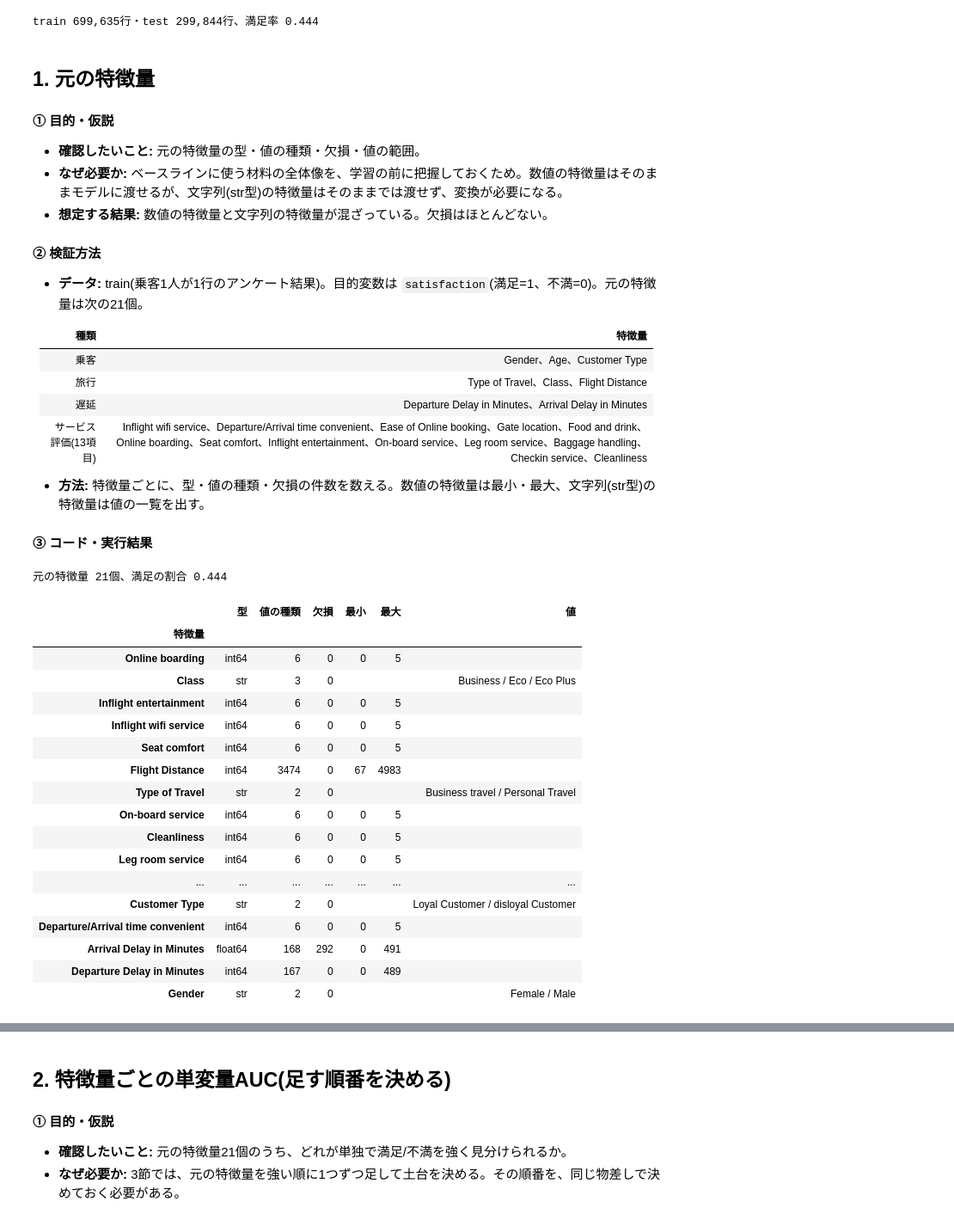
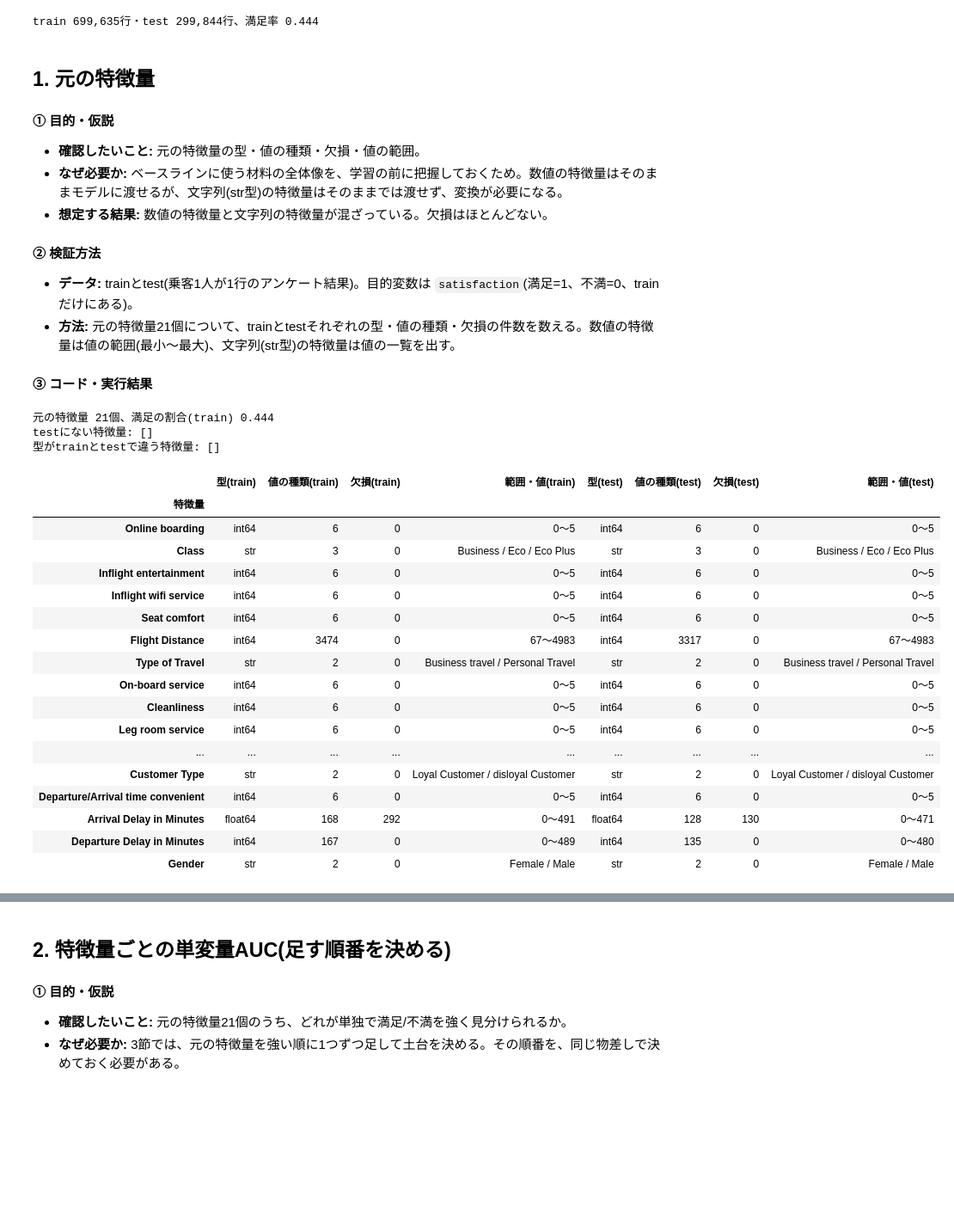
Before and after one commit to aramaki5443-art/kaggle-s6e10-airline-satisfaction, a Jupyter notebook: notebooks/00_baseline.ipynb, the cells around one changed output, grey strips where cells are left out. Shown at 86% size. Drawn from its saved outputs; the diff is of its cells as text; code cells hidden in the pictures; blank space fills up the shorter version.

```diff
--- a/notebooks/00_baseline.ipynb
+++ b/notebooks/00_baseline.ipynb
@@ -38,49 +38,50 @@ train 699,635行・test 299,844行、満足率 0.444
 - **想定する結果:** 数値の特徴量と文字列の特徴量が混ざっている。欠損はほとんどない。
 
 #### ② 検証方法
-- **データ:** train(乗客1人が1行のアンケート結果)。目的変数は `satisfaction`(満足=1、不満=0)。元の特徴量は次の21個。
-
-| 種類 | 特徴量 |
-|---|---|
-| 乗客 | Gender、Age、Customer Type |
-| 旅行 | Type of Travel、Class、Flight Distance |
-| 遅延 | Departure Delay in Minutes、Arrival Delay in Minutes |
-| サービス評価(13項目) | Inflight wifi service、Departure/Arrival time convenient、Ease of Online booking、Gate location、Food and drink、Online boarding、Seat comfort、Inflight entertainment、On-board service、Leg room service、Baggage handling、Checkin service、Cleanliness |
-
-- **方法:** 特徴量ごとに、型・値の種類・欠損の件数を数える。数値の特徴量は最小・最大、文字列(str型)の特徴量は値の一覧を出す。
+- **データ:** trainとtest(乗客1人が1行のアンケート結果)。目的変数は `satisfaction`(満足=1、不満=0、trainだけにある)。
+- **方法:** 元の特徴量21個について、trainとtestそれぞれの型・値の種類・欠損の件数を数える。数値の特徴量は値の範囲(最小〜最大)、文字列(str型)の特徴量は値の一覧を出す。
 
 #### ③ コード・実行結果
 # %%
 original_features = features.ORIGINAL_FEATURES_BY_UNIVARIATE_AUC
 rows = []
 for name in original_features:
-    x = train[name]
-    numeric = pd.api.types.is_numeric_dtype(x)
-    rows.append({"特徴量": name, "型": str(x.dtype), "値の種類": x.nunique(), "欠損": int(x.isna().sum()),
-                 "最小": f"{x.min():g}" if numeric else "", "最大": f"{x.max():g}" if numeric else "",
-                 "値": "" if numeric else " / ".join(sorted(x.dropna().unique()))})
-print(f"元の特徴量 {len(original_features)}個、満足の割合 {y.mean():.3f}")
-pd.DataFrame(rows).set_index("特徴量")
+    row = {"特徴量": name}
+    for part, df in (("train", train), ("test", test)):
+        x = df[name]
+        numeric = pd.api.types.is_numeric_dtype(x)
+        row[f"型({part})"] = str(x.dtype)
+        row[f"値の種類({part})"] = x.nunique()
+        row[f"欠損({part})"] = int(x.isna().sum())
+        row[f"範囲・値({part})"] = f"{x.min():g}〜{x.max():g}" if numeric else " / ".join(sorted(x.dropna().unique()))
+    rows.append(row)
+summary = pd.DataFrame(rows).set_index("特徴量")
+print(f"元の特徴量 {len(original_features)}個、満足の割合(train) {y.mean():.3f}")
+print("testにない特徴量:", [name for name in original_features if name not in test.columns])
+print("型がtrainとtestで違う特徴量:", list(summary.index[summary["型(train)"] != summary["型(test)"]]))
+summary
 # %% [output]
-元の特徴量 21個、満足の割合 0.444
+元の特徴量 21個、満足の割合(train) 0.444
+testにない特徴量: []
+型がtrainとtestで違う特徴量: []
-|  | 型 | 値の種類 | 欠損 | 最小 | 最大 | 値 |
-| 特徴量 |  |  |  |  |  |  |
-| Online boarding | int64 | 6 | 0 | 0 | 5 |  |
-| Class | str | 3 | 0 |  |  | Business / Eco / Eco Plus |
-| Inflight entertainment | int64 | 6 | 0 | 0 | 5 |  |
-| Inflight wifi service | int64 | 6 | 0 | 0 | 5 |  |
-| Seat comfort | int64 | 6 | 0 | 0 | 5 |  |
-| Flight Distance | int64 | 3474 | 0 | 67 | 4983 |  |
-| Type of Travel | str | 2 | 0 |  |  | Business travel / Personal Travel |
-| On-board service | int64 | 6 | 0 | 0 | 5 |  |
-| Cleanliness | int64 | 6 | 0 | 0 | 5 |  |
-| Leg room service | int64 | 6 | 0 | 0 | 5 |  |
-| ... | ... | ... | ... | ... | ... | ... |
-| Customer Type | str | 2 | 0 |  |  | Loyal Customer / disloyal Customer |
-| Departure/Arrival time convenient | int64 | 6 | 0 | 0 | 5 |  |
-| Arrival Delay in Minutes | float64 | 168 | 292 | 0 | 491 |  |
-| Departure Delay in Minutes | int64 | 167 | 0 | 0 | 489 |  |
-| Gender | str | 2 | 0 |  |  | Female / Male |
+|  | 型(train) | 値の種類(train) | 欠損(train) | 範囲・値(train) | 型(test) | 値の種類(test) | 欠損(test) | 範囲・値(test) |
+| 特徴量 |  |  |  |  |  |  |  |  |
+| Online boarding | int64 | 6 | 0 | 0〜5 | int64 | 6 | 0 | 0〜5 |
+| Class | str | 3 | 0 | Business / Eco / Eco Plus | str | 3 | 0 | Business / Eco / Eco Plus |
+| Inflight entertainment | int64 | 6 | 0 | 0〜5 | int64 | 6 | 0 | 0〜5 |
+| Inflight wifi service | int64 | 6 | 0 | 0〜5 | int64 | 6 | 0 | 0〜5 |
+| Seat comfort | int64 | 6 | 0 | 0〜5 | int64 | 6 | 0 | 0〜5 |
+| Flight Distance | int64 | 3474 | 0 | 67〜4983 | int64 | 3317 | 0 | 67〜4983 |
+| Type of Travel | str | 2 | 0 | Business travel / Personal Travel | str | 2 | 0 | Business travel / Personal Travel |
+| On-board service | int64 | 6 | 0 | 0〜5 | int64 | 6 | 0 | 0〜5 |
+| Cleanliness | int64 | 6 | 0 | 0〜5 | int64 | 6 | 0 | 0〜5 |
+| Leg room service | int64 | 6 | 0 | 0〜5 | int64 | 6 | 0 | 0〜5 |
+| ... | ... | ... | ... | ... | ... | ... | ... | ... |
+| Customer Type | str | 2 | 0 | Loyal Customer / disloyal Customer | str | 2 | 0 | Loyal Customer / disloyal Customer |
+| Departure/Arrival time convenient | int64 | 6 | 0 | 0〜5 | int64 | 6 | 0 | 0〜5 |
+| Arrival Delay in Minutes | float64 | 168 | 292 | 0〜491 | float64 | 128 | 130 | 0〜471 |
+| Departure Delay in Minutes | int64 | 167 | 0 | 0〜489 | int64 | 135 | 0 | 0〜480 |
+| Gender | str | 2 | 0 | Female / Male | str | 2 | 0 | Female / Male |
 # %% [markdown]
 #### ④ 考察・次のアクション
 - **読み取れること:**
```
Also changed, not shown: parts of 1 cell of this notebook.
